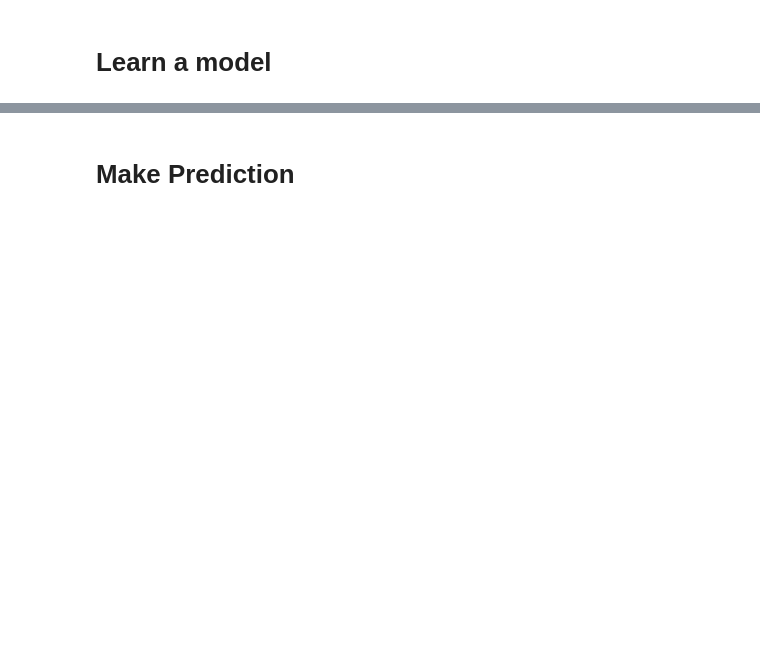
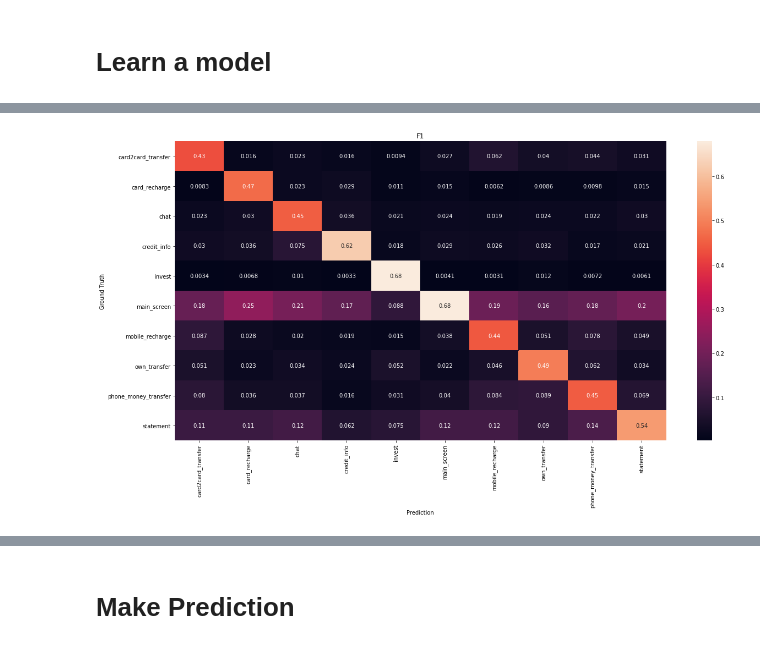
Before and after one commit to igormusinov/Alpha-Bang, a Jupyter notebook: alpha_imus.ipynb, the cells around one changed output, grey strips where cells are left out. Cells and saved outputs as stored; diff of their text form; code cells hidden in the pictures; blank space fills up the shorter version.

```diff
--- a/alpha_imus.ipynb
+++ b/alpha_imus.ipynb
@@ -180,8 +271,11 @@ num_features = ['f_total',
  'f_freq_credit_info',
  'f_freq_card2card_transfer']
 # %%
-assert train_target_featured_filtered.timestamp.is_monotonic
-X_train, X_val, y_train, y_val = train_test_split(train_target_featured_filtered[features_list],
-                                                  train_target_featured_filtered.multi_class_target,
+assert dataset_for_train.timestamp.is_monotonic
+X_train, X_val, y_train, y_val = train_test_split(dataset_for_train[features_list],
+                                                  dataset_for_train.multi_class_target,
                                                   train_size=0.8, random_state=42, shuffle=False)
+pool_train = Pool(data=X_train, label=y_train, cat_features=cat_features)
+pool_val   = Pool(data=X_val, label=y_val, cat_features=cat_features)
+pool_test  = Pool(data=dataset_featured.loc[dataset_featured["test"], features_list], cat_features=cat_features)
 # %%
@@ -225,0 +362,7 @@ metrics = model.eval_metrics(
+# %%
+plt.figure(figsize = (20,10))
+ax = sns.heatmap(conf_mat_precision, annot=True)
+ax.set(xlabel='Prediction', ylabel='Ground Truth', title="F1")
+plt.show()
+# %% [output]
+[figure, added]
```
Also changed, not shown: parts of 34 cells of this notebook.
